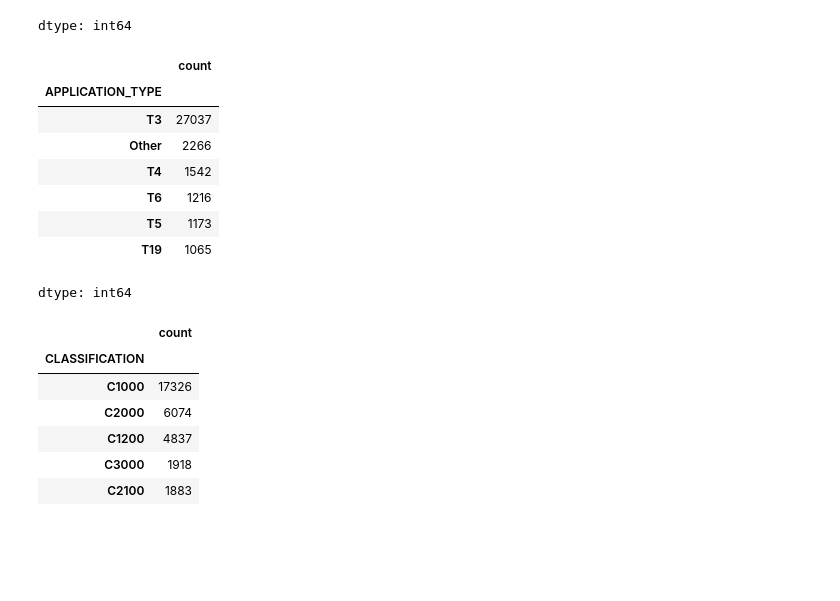
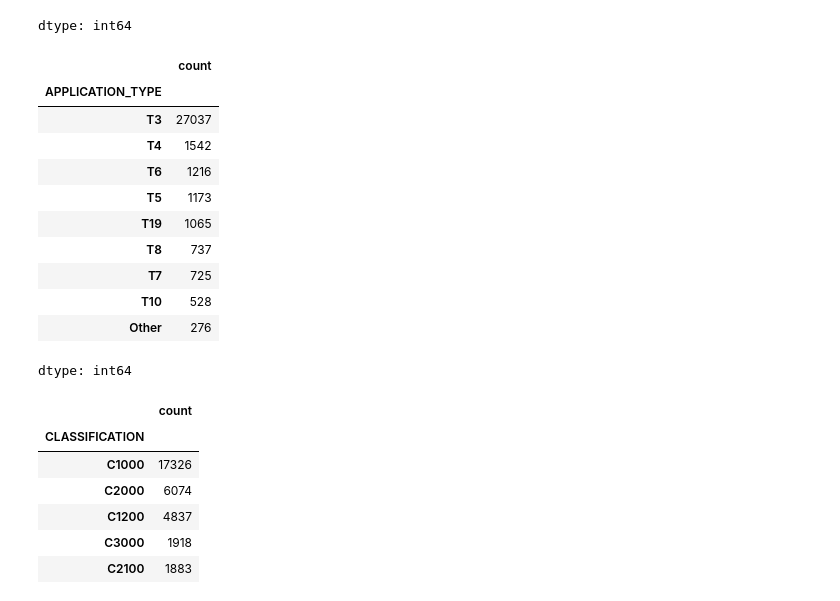
Before and after one commit to hannahkollmann/Deep-Learning-Challenge, a Jupyter notebook: AlphabetSoupCharity_Optimization.ipynb, the cells around one changed output. Cells and saved outputs as stored; diff of their text form; code cells hidden in the pictures; blank space fills up the shorter version.

```diff
--- a/AlphabetSoupCharity_Optimization.ipynb
+++ b/AlphabetSoupCharity_Optimization.ipynb
@@ -75,24 +75,27 @@ dtype: int64
 # %%
 # Choose a cutoff value and create a list of application types to be replaced
 # use the variable name `application_types_to_replace`
-application_types_to_replace = list(application_type_counts[application_type_counts < 1000].index)
+application_types_to_replace = list(application_type_counts[application_type_counts < 500].index)
 
 
 # Replace in dataframe
 for app in application_types_to_replace:
     application_df['APPLICATION_TYPE'] = application_df['APPLICATION_TYPE'].replace(app,"Other")
 
 # Check to make sure replacement was successful
 application_df['APPLICATION_TYPE'].value_counts()
 # %% [output]
 |  | count |
 | APPLICATION_TYPE |  |
 | T3 | 27037 |
-| Other | 2266 |
 | T4 | 1542 |
 | T6 | 1216 |
 | T5 | 1173 |
 | T19 | 1065 |
+| T8 | 737 |
+| T7 | 725 |
+| T10 | 528 |
+| Other | 276 |
 dtype: int64
 # %%
 # Look at CLASSIFICATION value counts to identify and replace with "Other"
```
Also changed, not shown: parts of 8 cells of this notebook.
